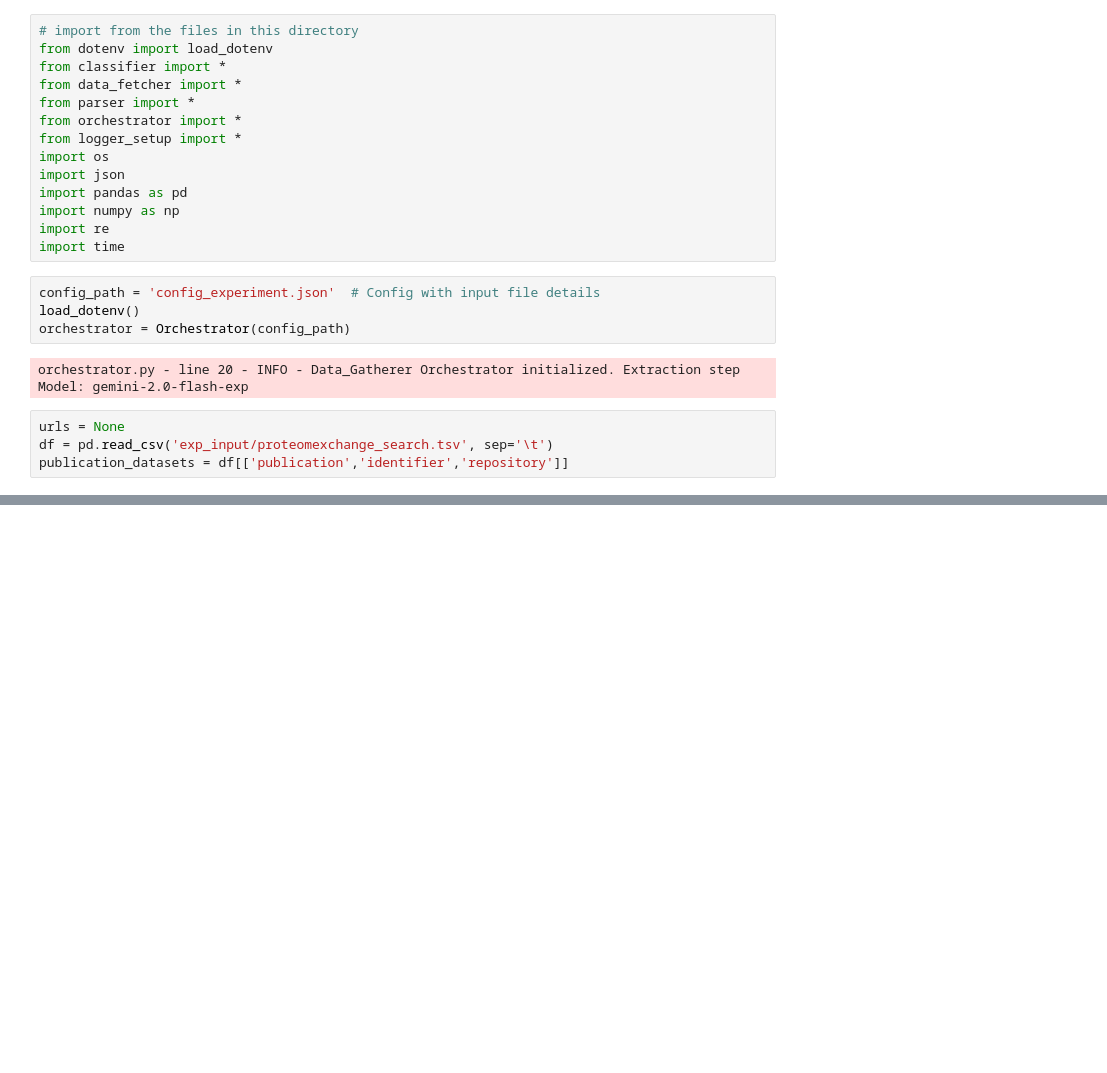
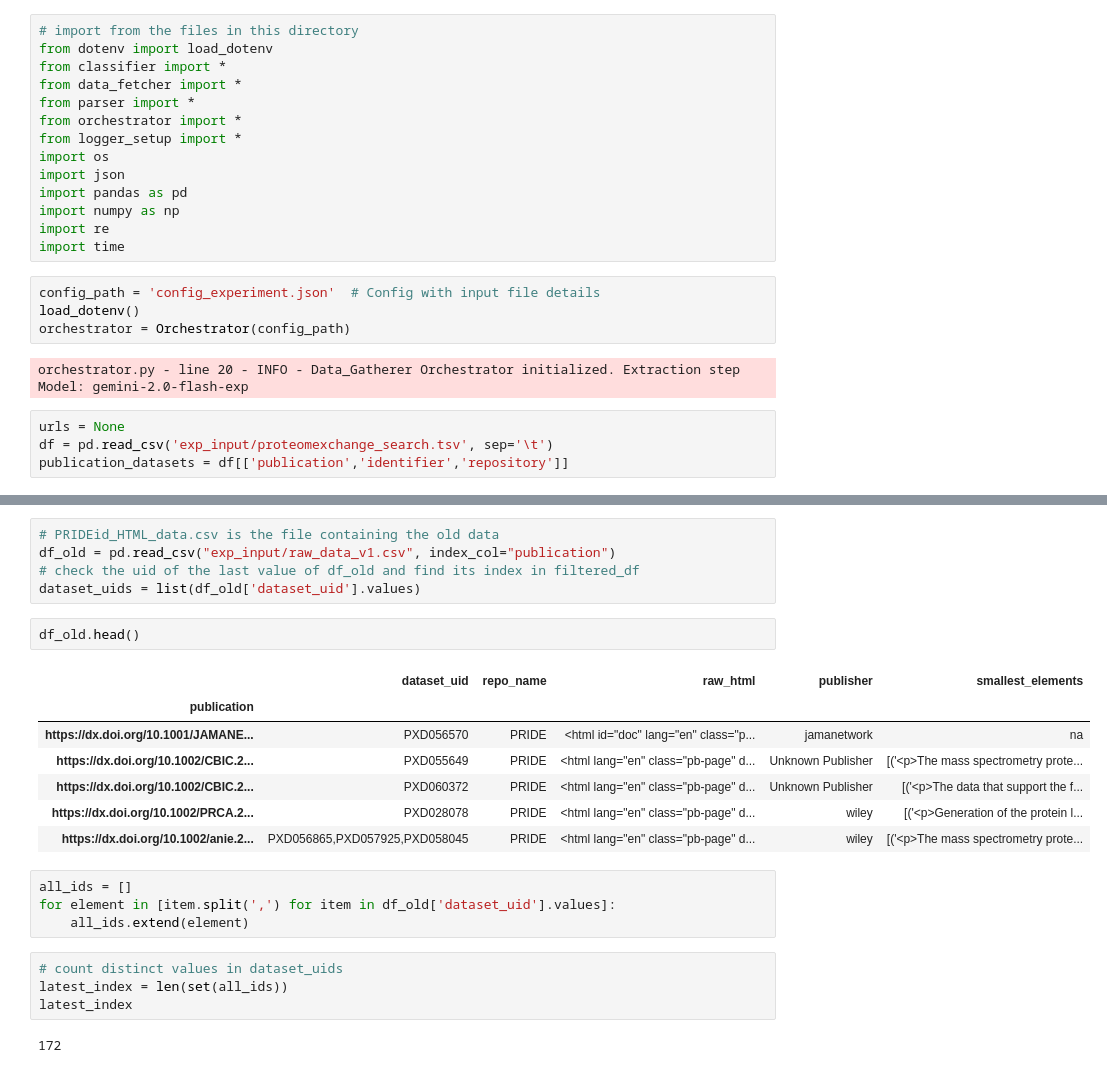
Before and after one commit to VIDA-NYU/data-gatherer, a Jupyter notebook: experiments/PRIDEid_HTML_dataset_creation.ipynb, the cells around one changed output, grey strips where cells are left out. Drawn from its saved outputs; the diff is of its cells as text; blank space fills up the shorter version.

Commit message:
dataset creation adjusted

```diff
--- a/experiments/PRIDEid_HTML_dataset_creation.ipynb
+++ b/experiments/PRIDEid_HTML_dataset_creation.ipynb
@@ -57,0 +99,25 @@ print(filtered_df)
+# %%
+# PRIDEid_HTML_data.csv is the file containing the old data
+df_old = pd.read_csv("exp_input/raw_data_v1.csv", index_col="publication")
+# check the uid of the last value of df_old and find its index in filtered_df
+dataset_uids = list(df_old['dataset_uid'].values)
+# %%
+df_old.head()
+# %% [output]
+|  | dataset_uid | repo_name | raw_html | publisher | smallest_elements |
+| publication |  |  |  |  |  |
+| https://dx.doi.org/10.1001/JAMANE... | PXD056570 | PRIDE | <html id="doc" lang="en" class="p... | jamanetwork | na |
+| https://dx.doi.org/10.1002/CBIC.2... | PXD055649 | PRIDE | <html lang="en" class="pb-page" d... | Unknown Publisher | [('<p>The mass spectrometry prote... |
+| https://dx.doi.org/10.1002/CBIC.2... | PXD060372 | PRIDE | <html lang="en" class="pb-page" d... | Unknown Publisher | [('<p>The data that support the f... |
+| https://dx.doi.org/10.1002/PRCA.2... | PXD028078 | PRIDE | <html lang="en" class="pb-page" d... | wiley | [('<p>Generation of the protein l... |
+| https://dx.doi.org/10.1002/anie.2... | PXD056865,PXD057925,PXD058045 | PRIDE | <html lang="en" class="pb-page" d... | wiley | [('<p>The mass spectrometry prote... |
+# %%
+all_ids = []
+for element in [item.split(',') for item in df_old['dataset_uid'].values]:
+    all_ids.extend(element)
+# %%
+# count distinct values in dataset_uids
+latest_index = len(set(all_ids))
+latest_index
+# %% [output]
+172
```
Also changed, not shown: parts of 25 cells of this notebook.
